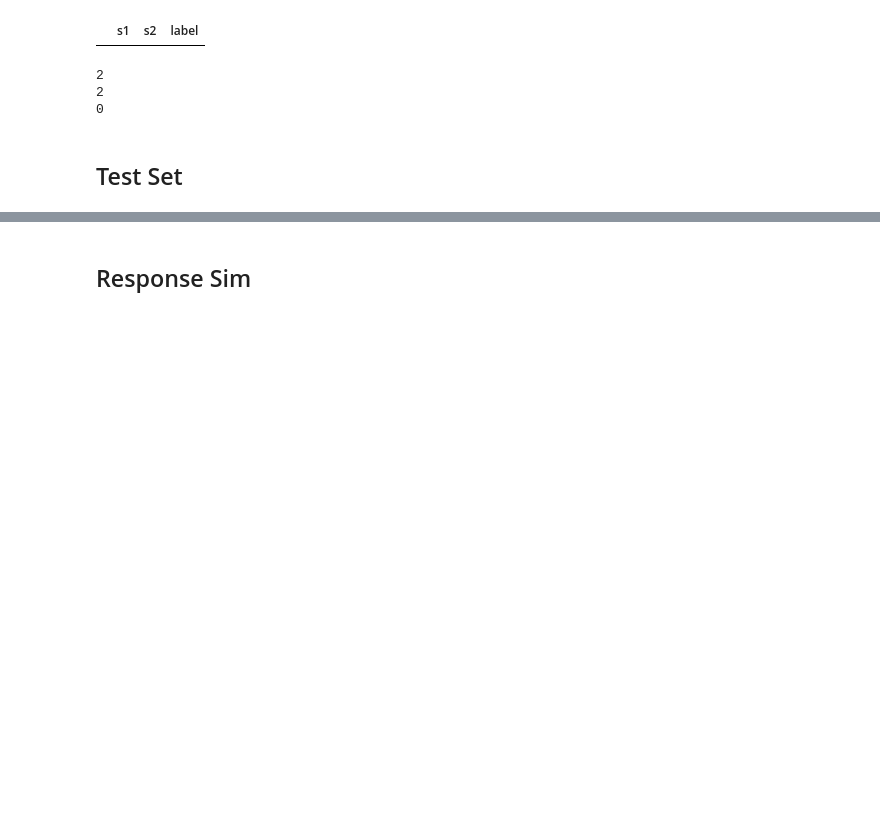
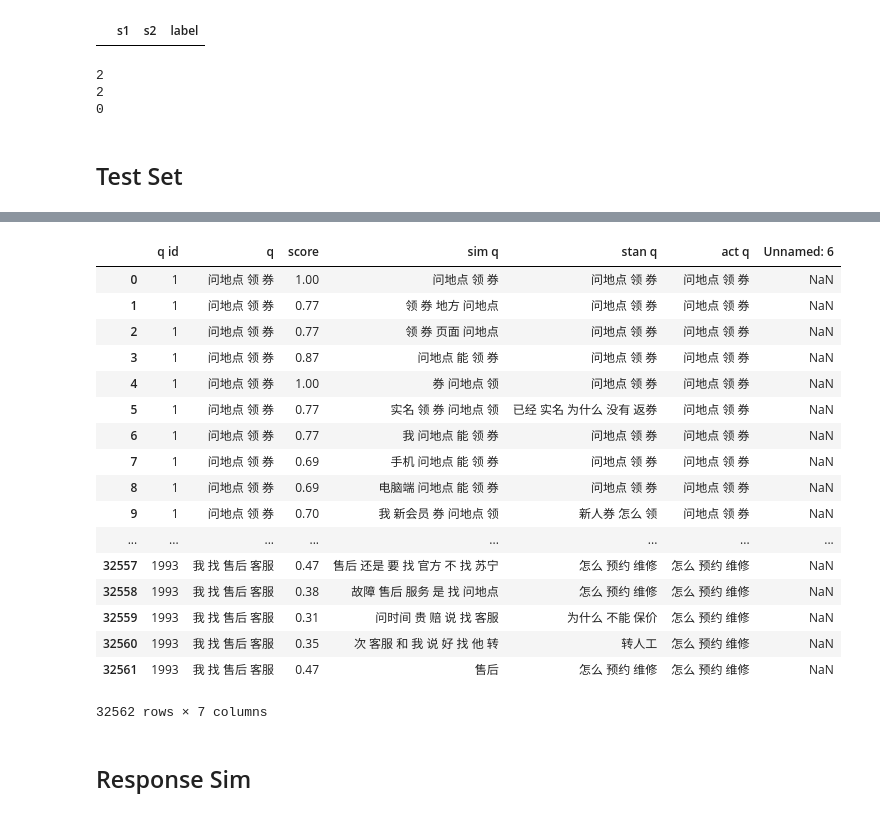
Before and after one commit to tingchunyeh/Sentence-Sim, a Jupyter notebook: Models_Evaluation.ipynb, the cells around one changed output, grey strips where cells are left out. Drawn from its saved outputs; the diff is of its cells as text; code cells hidden in the pictures; blank space fills up the shorter version.

Commit message:
new test txt

```diff
--- a/Models_Evaluation.ipynb
+++ b/Models_Evaluation.ipynb
@@ -652,3 +602,26 @@ SyntaxError: invalid syntax (<ipython-input-50-3286528f9c58>, line 1)
+# %%
+test_df = pd.read_csv( os.path.join(data_path, "questions_test_tokenized.csv"))
+# %%
+test_df
+# %% [output]
+|  | q id | q | score | sim q | stan q | act q | Unnamed: 6 |
+| 0 | 1 | 问地点 领 券 | 1.00 | 问地点 领 券 | 问地点 领 券 | 问地点 领 券 | NaN |
+| 1 | 1 | 问地点 领 券 | 0.77 | 领 券 地方 问地点 | 问地点 领 券 | 问地点 领 券 | NaN |
+| 2 | 1 | 问地点 领 券 | 0.77 | 领 券 页面 问地点 | 问地点 领 券 | 问地点 领 券 | NaN |
+| 3 | 1 | 问地点 领 券 | 0.87 | 问地点 能 领 券 | 问地点 领 券 | 问地点 领 券 | NaN |
+| 4 | 1 | 问地点 领 券 | 1.00 | 券 问地点 领 | 问地点 领 券 | 问地点 领 券 | NaN |
+| 5 | 1 | 问地点 领 券 | 0.77 | 实名 领 券 问地点 领 | 已经 实名 为什么 没有 返券 | 问地点 领 券 | NaN |
+| 6 | 1 | 问地点 领 券 | 0.77 | 我 问地点 能 领 券 | 问地点 领 券 | 问地点 领 券 | NaN |
+| 7 | 1 | 问地点 领 券 | 0.69 | 手机 问地点 能 领 券 | 问地点 领 券 | 问地点 领 券 | NaN |
+| 8 | 1 | 问地点 领 券 | 0.69 | 电脑端 问地点 能 领 券 | 问地点 领 券 | 问地点 领 券 | NaN |
+| 9 | 1 | 问地点 领 券 | 0.70 | 我 新会员 券 问地点 领 | 新人券 怎么 领 | 问地点 领 券 | NaN |
+| ... | ... | ... | ... | ... | ... | ... | ... |
+| 32557 | 1993 | 我 找 售后 客服 | 0.47 | 售后 还是 要 找 官方 不 找 苏宁 | 怎么 预约 维修 | 怎么 预约 维修 | NaN |
+| 32558 | 1993 | 我 找 售后 客服 | 0.38 | 故障 售后 服务 是 找 问地点 | 怎么 预约 维修 | 怎么 预约 维修 | NaN |
+| 32559 | 1993 | 我 找 售后 客服 | 0.31 | 问时间 贵 赔 说 找 客服 | 为什么 不能 保价 | 怎么 预约 维修 | NaN |
+| 32560 | 1993 | 我 找 售后 客服 | 0.35 | 次 客服 和 我 说 好 找 他 转 | 转人工 | 怎么 预约 维修 | NaN |
+| 32561 | 1993 | 我 找 售后 客服 | 0.47 | 售后 | 怎么 预约 维修 | 怎么 预约 维修 | NaN |
+32562 rows × 7 columns
 # %% [markdown]
 ## Response Sim
 # %%
```
Also changed, not shown: parts of 10 cells of this notebook, 2 other files.
